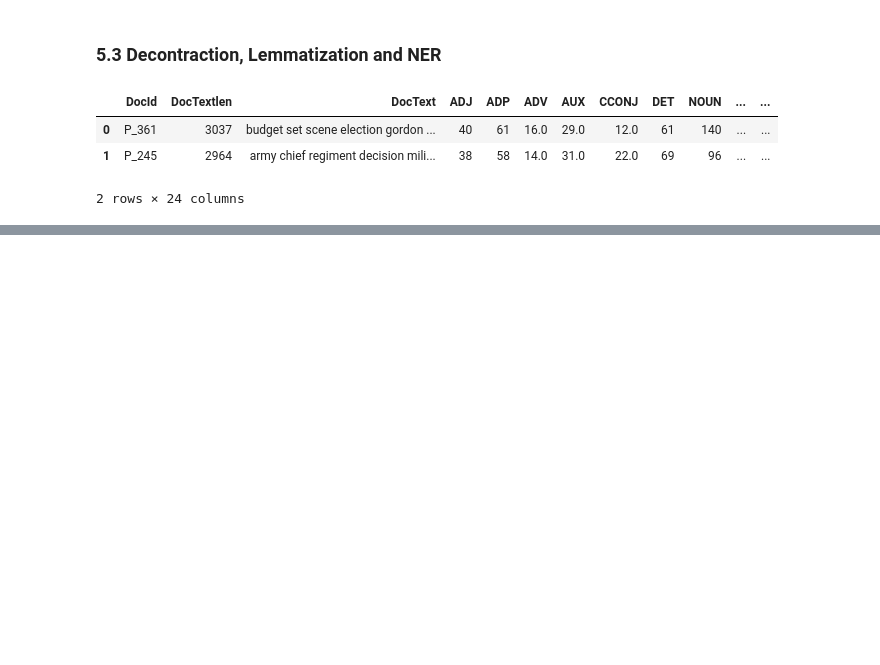
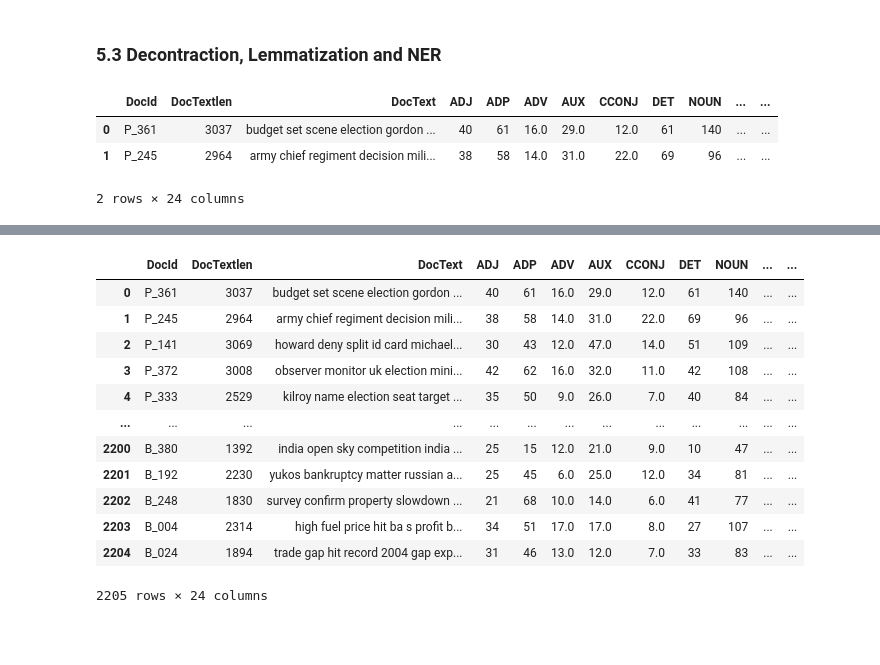
Before and after one commit to diaconumadalina/BBC-Text-classification, a Jupyter notebook: bbc-text-classification-1-text-preprocessing.ipynb, the cells around one changed output, grey strips where cells are left out. Saved outputs shown, nothing was run; the diff lists cells and outputs as text; code cells hidden in the pictures; blank space fills up the shorter version.

Commit message:
Kaggle Notebook | BBC Text classification - 1. Text preprocessing  | Version 6

```diff
--- a/bbc-text-classification-1-text-preprocessing.ipynb
+++ b/bbc-text-classification-1-text-preprocessing.ipynb
@@ -755,2 +858,18 @@ final_df.head(2)
+# %%
+final_df
+# %% [output]
+|  | DocId | DocTextlen | DocText | ADJ | ADP | ADV | AUX | CCONJ | DET | NOUN | ... | ... |
+| 0 | P_361 | 3037 | budget set scene election gordon ... | 40 | 61 | 16.0 | 29.0 | 12.0 | 61 | 140 | ... | ... |
+| 1 | P_245 | 2964 | army chief regiment decision mili... | 38 | 58 | 14.0 | 31.0 | 22.0 | 69 | 96 | ... | ... |
+| 2 | P_141 | 3069 | howard deny split id card michael... | 30 | 43 | 12.0 | 47.0 | 14.0 | 51 | 109 | ... | ... |
+| 3 | P_372 | 3008 | observer monitor uk election mini... | 42 | 62 | 16.0 | 32.0 | 11.0 | 42 | 108 | ... | ... |
+| 4 | P_333 | 2529 | kilroy name election seat target ... | 35 | 50 | 9.0 | 26.0 | 7.0 | 40 | 84 | ... | ... |
+| ... | ... | ... | ... | ... | ... | ... | ... | ... | ... | ... | ... | ... |
+| 2200 | B_380 | 1392 | india open sky competition india ... | 25 | 15 | 12.0 | 21.0 | 9.0 | 10 | 47 | ... | ... |
+| 2201 | B_192 | 2230 | yukos bankruptcy matter russian a... | 25 | 45 | 6.0 | 25.0 | 12.0 | 34 | 81 | ... | ... |
+| 2202 | B_248 | 1830 | survey confirm property slowdown ... | 21 | 68 | 10.0 | 14.0 | 6.0 | 41 | 77 | ... | ... |
+| 2203 | B_004 | 2314 | high fuel price hit ba s profit b... | 34 | 51 | 17.0 | 17.0 | 8.0 | 27 | 107 | ... | ... |
+| 2204 | B_024 | 1894 | trade gap hit record 2004 gap exp... | 31 | 46 | 13.0 | 12.0 | 7.0 | 33 | 83 | ... | ... |
+2205 rows × 24 columns
 # %% [markdown]
 ###
```
Also changed, not shown: parts of 10 cells of this notebook.
